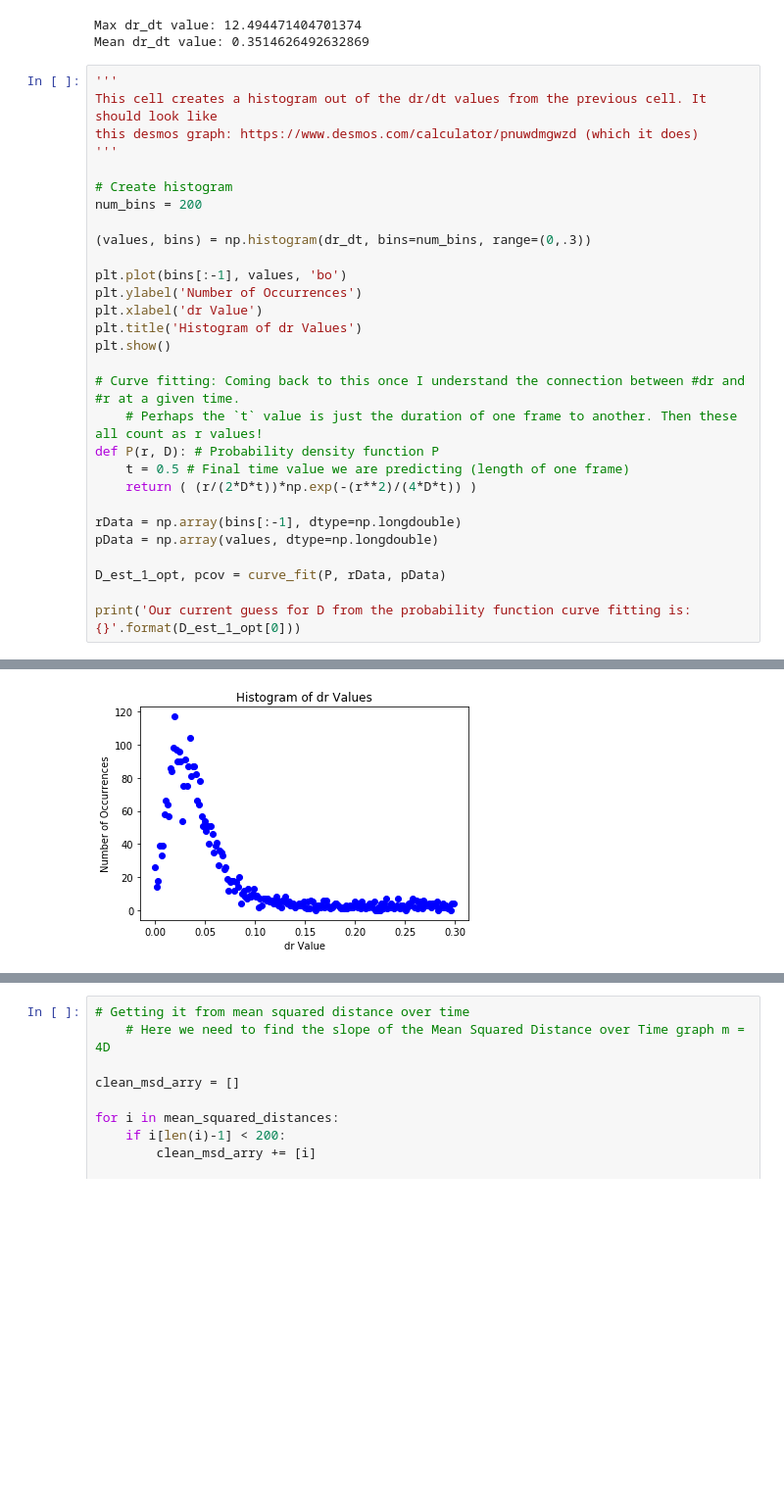
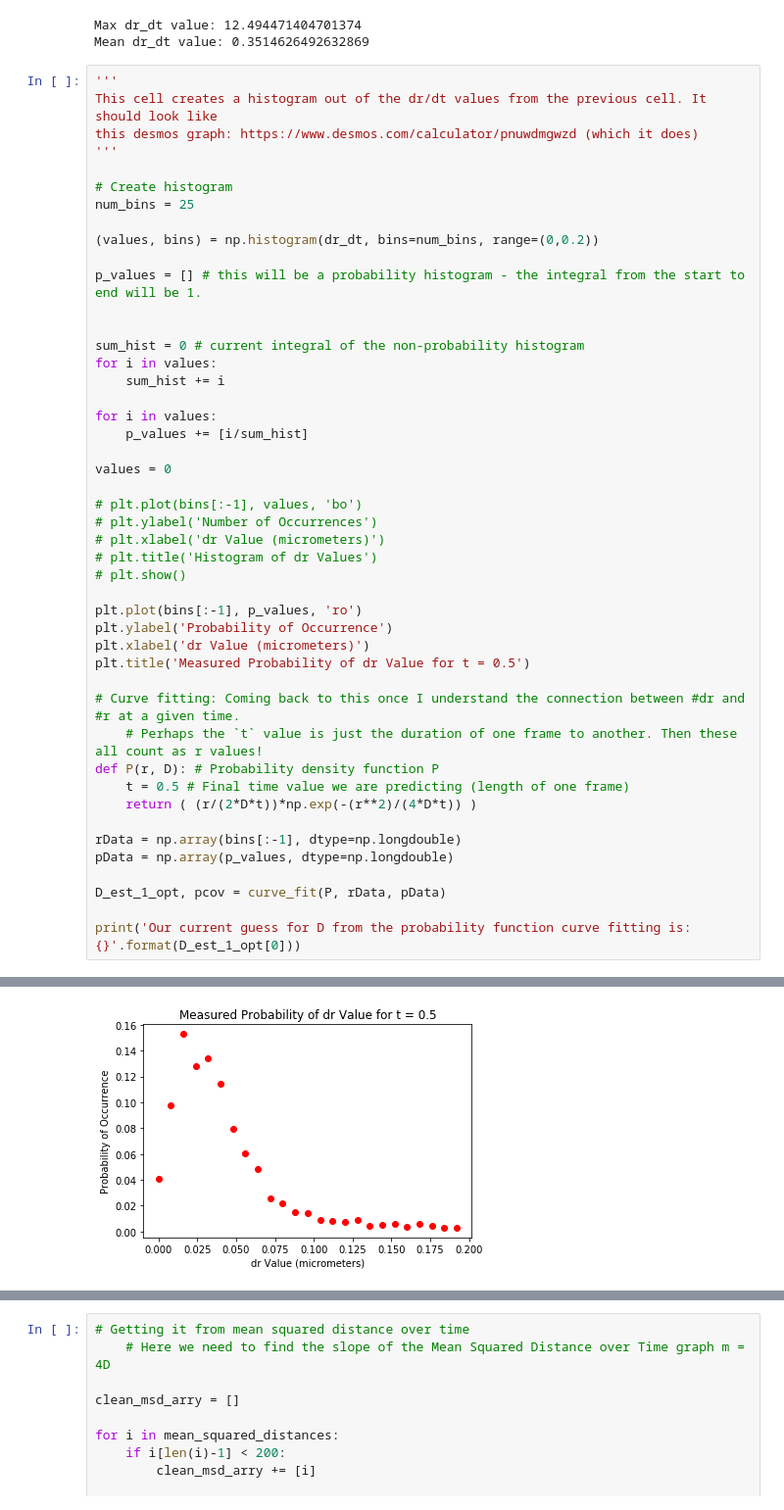
Before and after one commit to amanb2000/PHY293_Labs, a Jupyter notebook: lab02/Notebooks/processing-1.ipynb, the cells around one changed output, grey strips where cells are left out. Shown: that part at 98% size. Saved outputs shown, nothing was run; the diff lists cells and outputs as text; blank space fills up the shorter version.

Commit message:
Make an attempt at calculating final k values

```diff
--- a/lab02/Notebooks/processing-1.ipynb
+++ b/lab02/Notebooks/processing-1.ipynb
@@ -139,15 +141,32 @@ this desmos graph: https://www.desmos.com/calculator/pnuwdmgwzd (which it does)
 '''
 
 # Create histogram
-num_bins = 200
+num_bins = 25
 
-(values, bins) = np.histogram(dr_dt, bins=num_bins, range=(0,.3))
+(values, bins) = np.histogram(dr_dt, bins=num_bins, range=(0,0.2))
 
-plt.plot(bins[:-1], values, 'bo')
-plt.ylabel('Number of Occurrences')
-plt.xlabel('dr Value')
-plt.title('Histogram of dr Values')
-plt.show()
+p_values = [] # this will be a probability histogram - the integral from the start to end will be 1.
+
+
+sum_hist = 0 # current integral of the non-probability histogram
+for i in values:
+    sum_hist += i
+
+for i in values:
+    p_values += [i/sum_hist]
+
+values = 0
+
+# plt.plot(bins[:-1], values, 'bo')
+# plt.ylabel('Number of Occurrences')
+# plt.xlabel('dr Value (micrometers)')
+# plt.title('Histogram of dr Values')
+# plt.show()
+
+plt.plot(bins[:-1], p_values, 'ro')
+plt.ylabel('Probability of Occurrence')
+plt.xlabel('dr Value (micrometers)')
+plt.title('Measured Probability of dr Value for t = 0.5')
 
 # Curve fitting: Coming back to this once I understand the connection between #dr and #r at a given time.
     # Perhaps the `t` value is just the duration of one frame to another. Then these all count as r values!
@@ -156,7 +175,7 @@ def P(r, D): # Probability density function P
     return ( (r/(2*D*t))*np.exp(-(r**2)/(4*D*t)) )
 
 rData = np.array(bins[:-1], dtype=np.longdouble)
-pData = np.array(values, dtype=np.longdouble)
+pData = np.array(p_values, dtype=np.longdouble)
 
 D_est_1_opt, pcov = curve_fit(P, rData, pData)
 
@@ -165 +185 @@ print('Our current guess for D from the probability function curve fitting is: {
-[figure, old version]
+[figure, new version]
```
Also changed, not shown: parts of 7 cells of this notebook, 2 other files.
